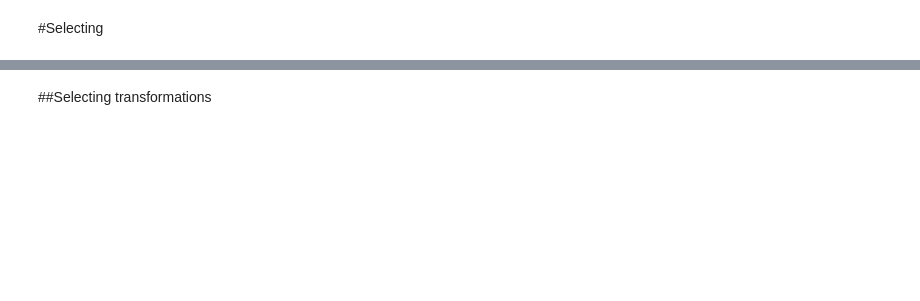
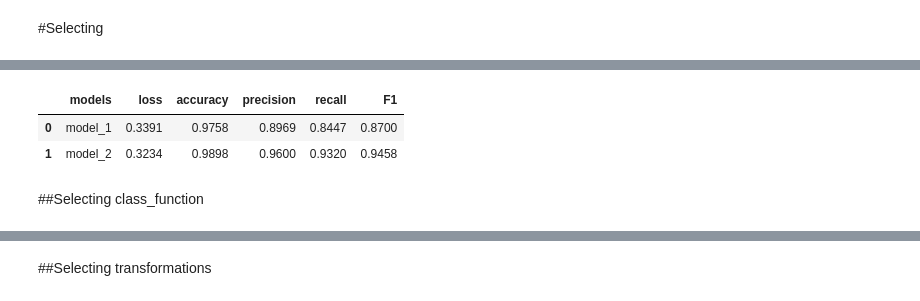
Before and after one commit to aziegert/Cataract_Classification_CV, a Jupyter notebook: Cataract_Classification_CV.ipynb, the cells around one changed output, grey strips where cells are left out. Cells and saved outputs as stored; diff of their text form; code cells hidden in the pictures; blank space fills up the shorter version.

```diff
--- a/Cataract_Classification_CV.ipynb
+++ b/Cataract_Classification_CV.ipynb
@@ -568,0 +554,2 @@ plot_learning(train_history)
+# %%
+dataloaders = create_dataloaders(batch_size=64, val_loader=val_loader)
@@ -568,0 +558,26 @@ plot_learning(train_history)
+# %%
+model_1, optimizer_1 = prepare_model_1('efficientnet_b0')
+model_2, optimizer_2 = prepare_model_2('efficientnet_b0')
+# %%
+models = {'model_1': [model_1, optimizer_1], 'model_2': [model_2, optimizer_2]}
+# %%
+i = 0
+model_scores = pd.DataFrame({'models': models.keys(),
+                             'loss': np.zeros(len(models)),
+                             'accuracy': np.zeros(len(models)),
+                             'precision': np.zeros(len(models)),
+                             'recall': np.zeros(len(models)),
+                             'F1': np.zeros(len(models))})
+
+for key, option in models.items():
+  print(key)
+  model = option[0]
+  optimizer = option[1]
+  scheduler = StepLR(optimizer, step_size=10, gamma=1)
+  trained_model, metrics, history = train_model(dataloaders, model, criterion, optimizer, scheduler, num_epochs=20)
+  print()
+
+  for j in list(range(1,6)):
+    model_scores.iloc[i,j] = metrics.iloc[j-1,1]
+
+  i+=1
@@ -568,0 +602,9 @@ plot_learning(train_history)
+# %%
+#Scores for validation set
+model_scores
+# %% [output]
+|  | models | loss | accuracy | precision | recall | F1 |
+| 0 | model_1 | 0.3391 | 0.9758 | 0.8969 | 0.8447 | 0.8700 |
+| 1 | model_2 | 0.3234 | 0.9898 | 0.9600 | 0.9320 | 0.9458 |
+# %% [markdown]
+##Selecting class_function
```
Also changed, not shown: parts of 46 cells of this notebook.
